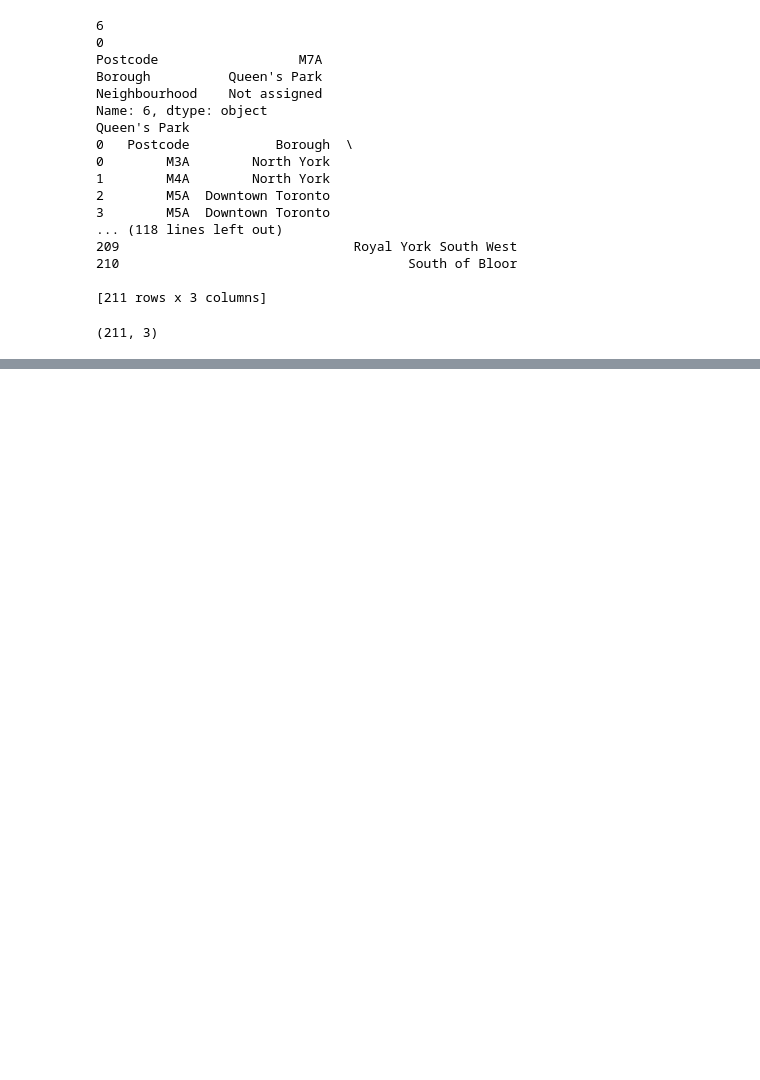
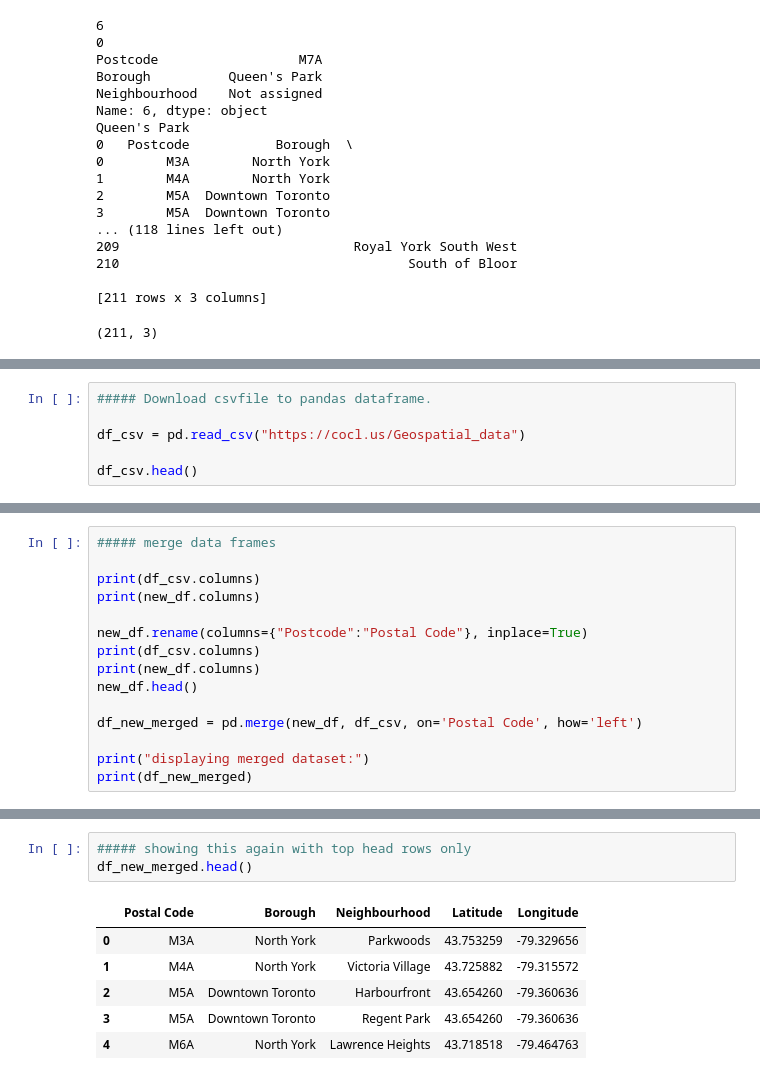
Before and after one commit to dmkrishna/Coursera_Capstone, a Jupyter notebook: MK's Week3 Notebook.ipynb, the cells around one changed output, grey strips where cells are left out. Drawn from its saved outputs; the diff is of its cells as text; blank space fills up the shorter version.

Commit message:
Published from Watson Studio. entire week 3 home work. took long time to finish using foursquare. so went back and removed four square code. NOw this has only csv download and merge logic in place.

```diff
--- a/MK's Week3 Notebook.ipynb
+++ b/MK's Week3 Notebook.ipynb
@@ -178,0 +181,6 @@ Queen's Park
+# %%
+##### Download csvfile to pandas dataframe.
+
+df_csv = pd.read_csv("https://cocl.us/Geospatial_data")
+
+df_csv.head()
@@ -178,0 +194,15 @@ Queen's Park
+# %%
+##### merge data frames
+
+print(df_csv.columns)
+print(new_df.columns)
+
+new_df.rename(columns={"Postcode":"Postal Code"}, inplace=True)
+print(df_csv.columns)
+print(new_df.columns)
+new_df.head()
+
+df_new_merged = pd.merge(new_df, df_csv, on='Postal Code', how='left')
+
+print("displaying merged dataset:")
+print(df_new_merged)
@@ -178,0 +227,10 @@ Queen's Park
+# %%
+##### showing this again with top head rows only
+df_new_merged.head()
+# %% [output]
+|  | Postal Code | Borough | Neighbourhood | Latitude | Longitude |
+| 0 | M3A | North York | Parkwoods | 43.753259 | -79.329656 |
+| 1 | M4A | North York | Victoria Village | 43.725882 | -79.315572 |
+| 2 | M5A | Downtown Toronto | Harbourfront | 43.654260 | -79.360636 |
+| 3 | M5A | Downtown Toronto | Regent Park | 43.654260 | -79.360636 |
+| 4 | M6A | North York | Lawrence Heights | 43.718518 | -79.464763 |
```
Also changed, not shown: parts of 6 cells of this notebook.
